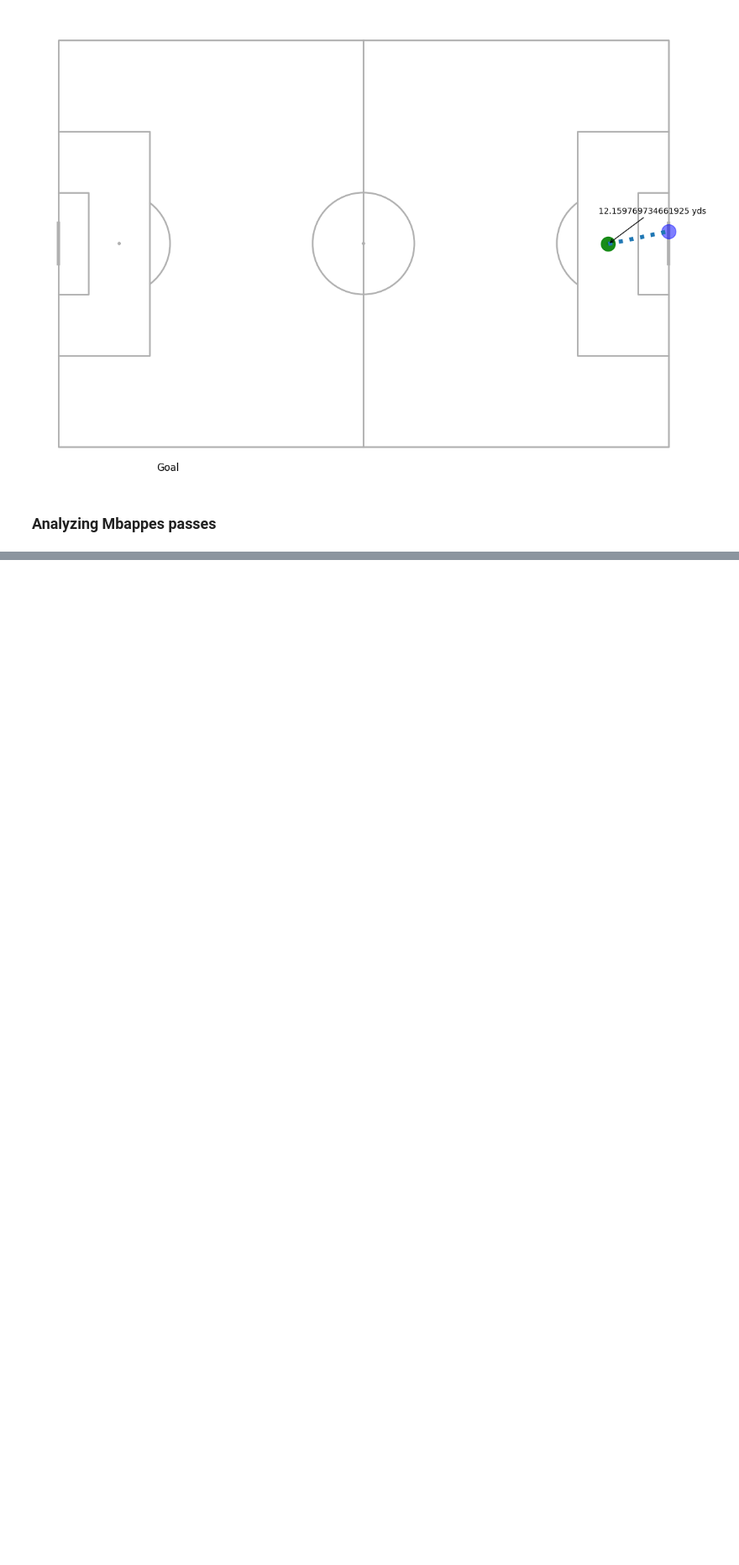
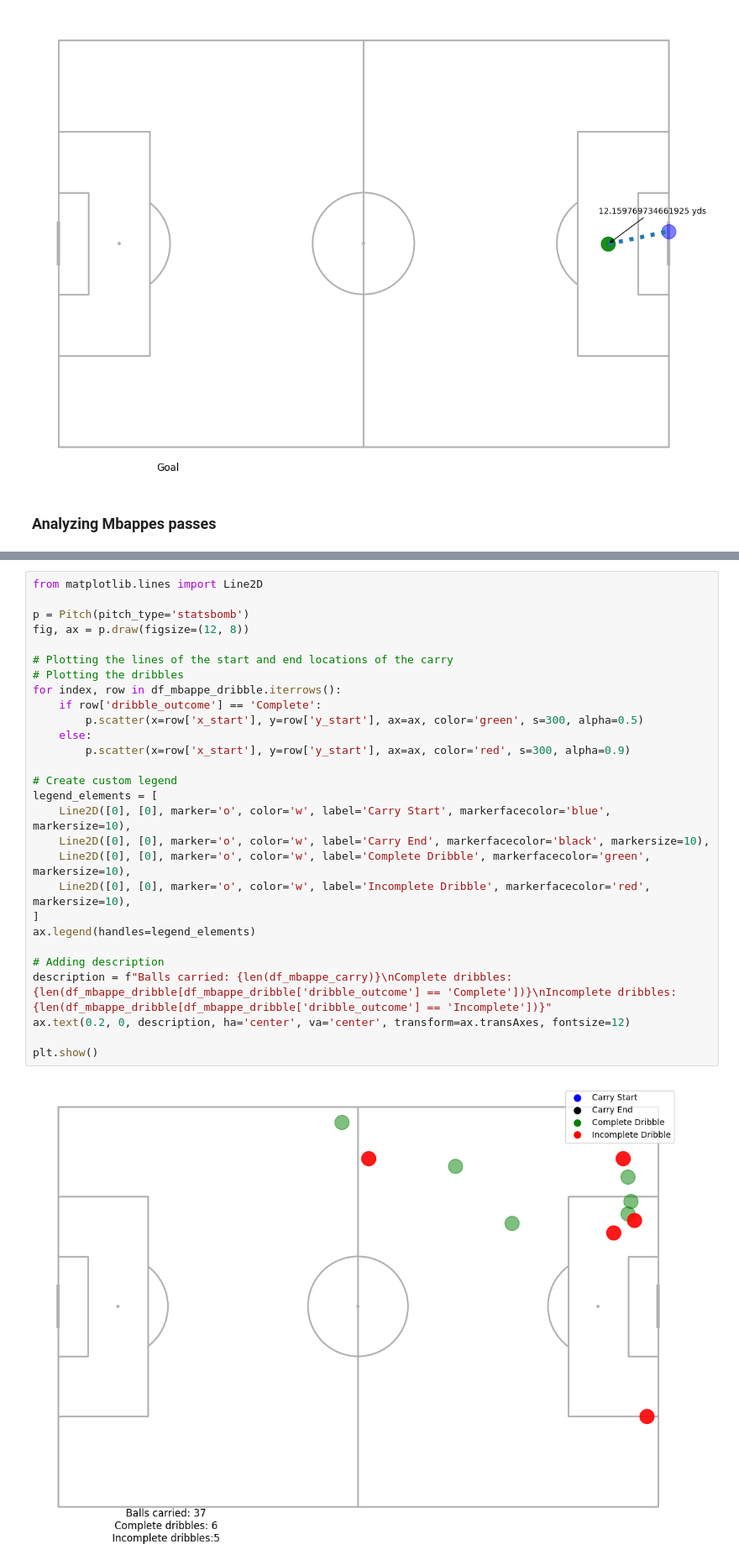
Before and after one commit to asheshh-lal/Football-analytics, a Jupyter notebook: event/test.ipynb, the cells around one changed output, grey strips where cells are left out. Shown at 84% size. Drawn from its saved outputs; the diff is of its cells as text; blank space fills up the shorter version.

Commit message:
individual player charts added

```diff
--- a/event/test.ipynb
+++ b/event/test.ipynb
@@ -646,0 +635,30 @@ for index, row in df_high_pass.iterrows():
+# %%
+from matplotlib.lines import Line2D
+
+p = Pitch(pitch_type='statsbomb')
+fig, ax = p.draw(figsize=(12, 8))
+
+# Plotting the lines of the start and end locations of the carry
+# Plotting the dribbles
+for index, row in df_mbappe_dribble.iterrows():
+    if row['dribble_outcome'] == 'Complete':
+        p.scatter(x=row['x_start'], y=row['y_start'], ax=ax, color='green', s=300, alpha=0.5)
+    else:
+        p.scatter(x=row['x_start'], y=row['y_start'], ax=ax, color='red', s=300, alpha=0.9)
+
+# Create custom legend
+legend_elements = [
+    Line2D([0], [0], marker='o', color='w', label='Carry Start', markerfacecolor='blue', markersize=10),
+    Line2D([0], [0], marker='o', color='w', label='Carry End', markerfacecolor='black', markersize=10),
+    Line2D([0], [0], marker='o', color='w', label='Complete Dribble', markerfacecolor='green', markersize=10),
+    Line2D([0], [0], marker='o', color='w', label='Incomplete Dribble', markerfacecolor='red', markersize=10),
+]
+ax.legend(handles=legend_elements)
+
+# Adding description
+description = f"Balls carried: {len(df_mbappe_carry)}\nComplete dribbles: {len(df_mbappe_dribble[df_mbappe_dribble['dribble_outcome'] == 'Complete'])}\nIncomplete dribbles:{len(df_mbappe_dribble[df_mbappe_dribble['dribble_outcome'] == 'Incomplete'])}"
+ax.text(0.2, 0, description, ha='center', va='center', transform=ax.transAxes, fontsize=12)
+
+plt.show()
+# %% [output]
+[figure, added]
```
Also changed, not shown: parts of 3 cells of this notebook, 6 other files.
